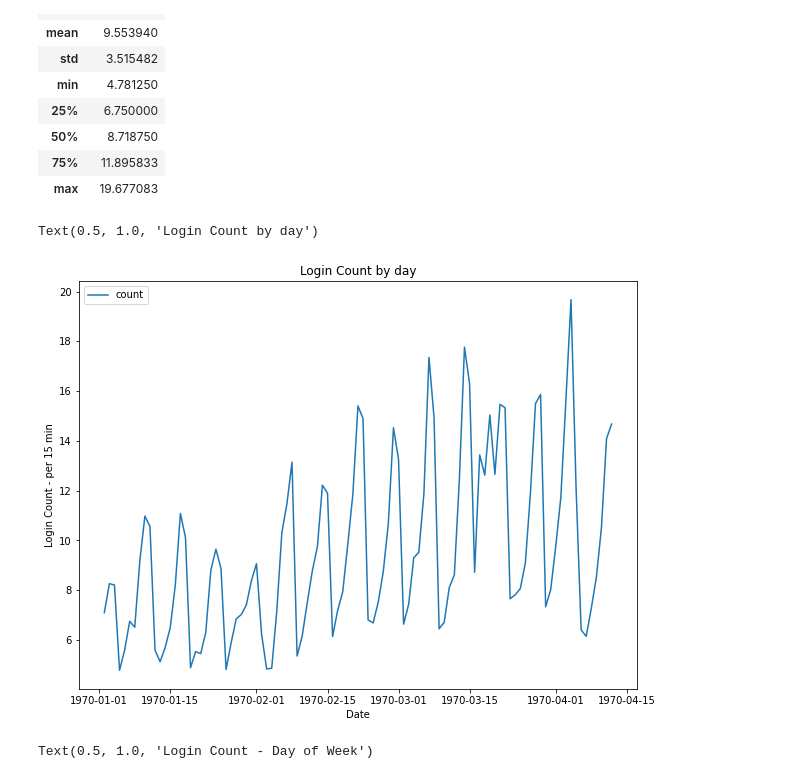
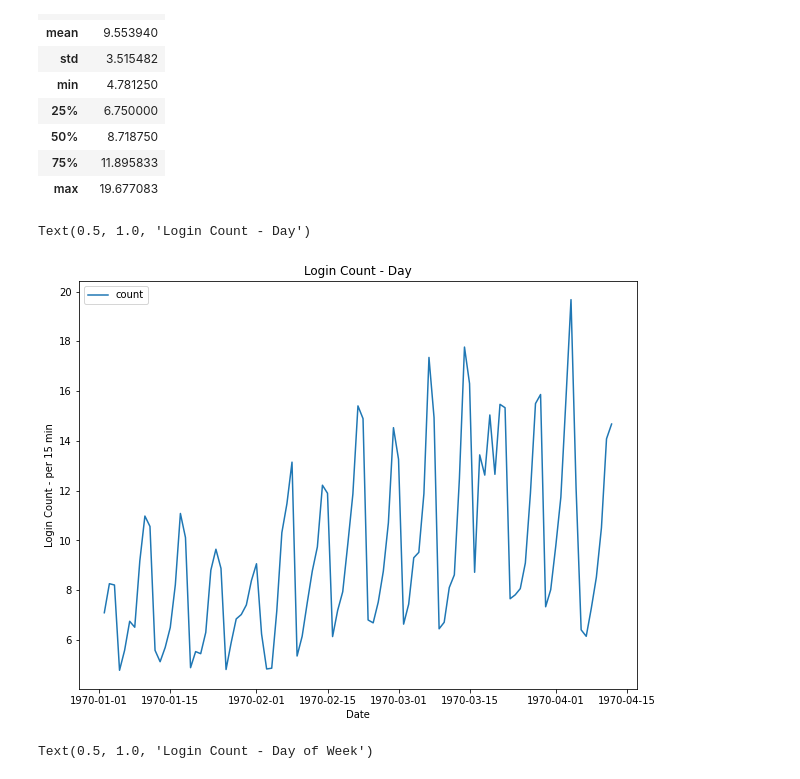
Before and after one commit to ChadDelany/challenge_ultimate, a Jupyter notebook: challenge_ultimate.ipynb, the cells around one changed output. Saved outputs shown, nothing was run; the diff lists cells and outputs as text; code cells hidden in the pictures.

Commit message:
EDA Login Count by Day and Time

```diff
--- a/challenge_ultimate.ipynb
+++ b/challenge_ultimate.ipynb
@@ -223,11 +224,11 @@ logins_count_day.describe()
 # %%
 # Creating plot of login count by day.
 logins_count_day.plot(y="count")
 plt.ylabel("Login Count - per 15 min")
-plt.title("Login Count by day")
+plt.title("Login Count - Day")
 # %% [output]
-Text(0.5, 1.0, 'Login Count by day')
+Text(0.5, 1.0, 'Login Count - Day')
-[figure, old version]
+[figure, new version]
 # %%
 # Plot Mean Count by Day of the Week
 logins_count_week = logins_count_15min["1970-01-02" : "1970-04-12"].groupby(logins_count_15min["1970-01-02" : "1970-04-12"].index.weekday).mean()
```
Also changed, not shown: parts of 3 cells of this notebook.
